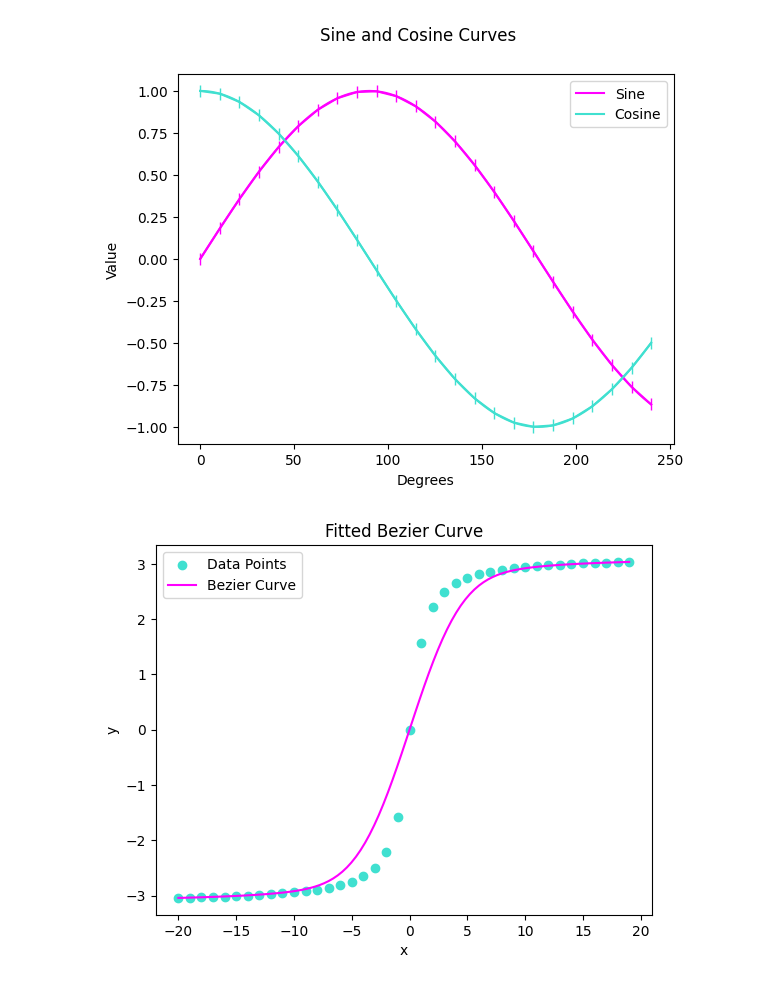
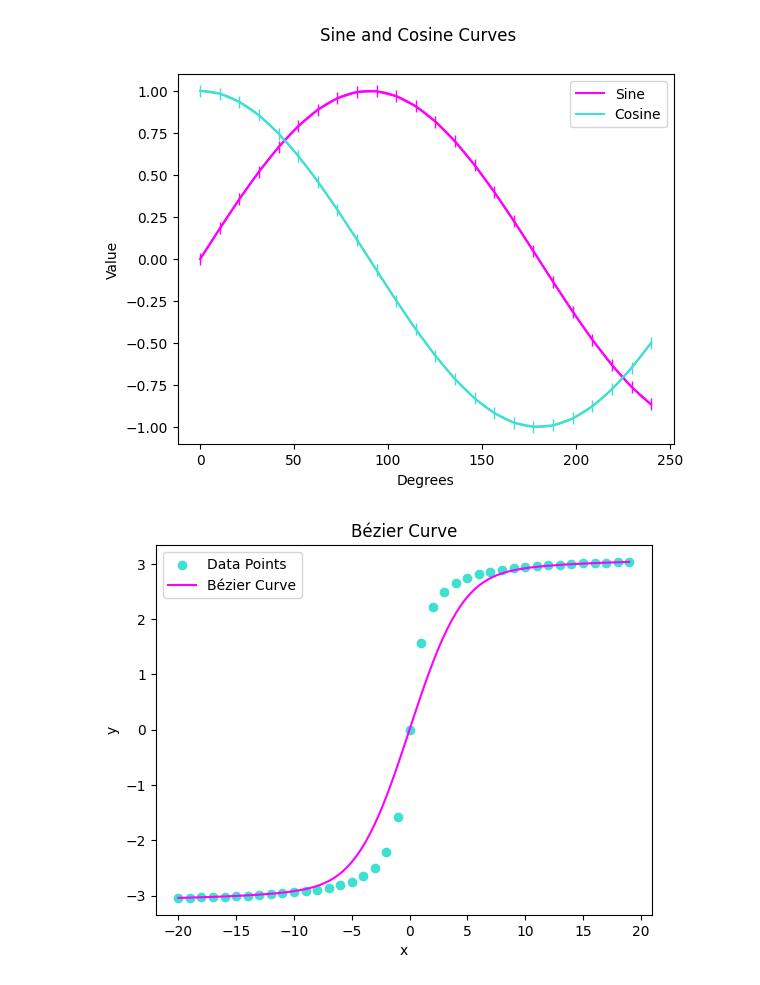
Before and after one commit to aisven/data-visualization-python, a Jupyter notebook: notebooks/SciViz_Task4_Sine_Waves.ipynb, the cells around one changed output. Cells and saved outputs as stored; diff of their text form; code cells hidden in the pictures.

```diff
--- a/notebooks/SciViz_Task4_Sine_Waves.ipynb
+++ b/notebooks/SciViz_Task4_Sine_Waves.ipynb
@@ -68,22 +68,22 @@ y = x_y_pd['y']
 # %%
 assert x.shape == y.shape
 
 nodes = np.asfortranarray([x, y])
 
 bezier_curve = bezier.Curve(nodes, degree=len(x)-1)
 
 num_points = 100  # Adjust the number of points as desired
 points = bezier_curve.evaluate_multi(np.linspace(0, 1, num_points))
 
 plt.scatter(x, y, color='turquoise', label='Data Points')
-plt.plot(points[0], points[1], linestyle='-', color='magenta', label='Bezier Curve')
+plt.plot(points[0], points[1], linestyle='-', color='magenta', label='Bézier Curve')
 plt.legend()
 plt.xlabel('x')
 plt.ylabel('y')
-plt.title('Fitted Bezier Curve')
+plt.title('Bézier Curve')
 plt.show()
 # %% [output]
-[figure, old version]
+[figure, new version]
 # %%
 assert x.shape == y.shape
 
```
Also changed, not shown: parts of 1 cell of this notebook.
